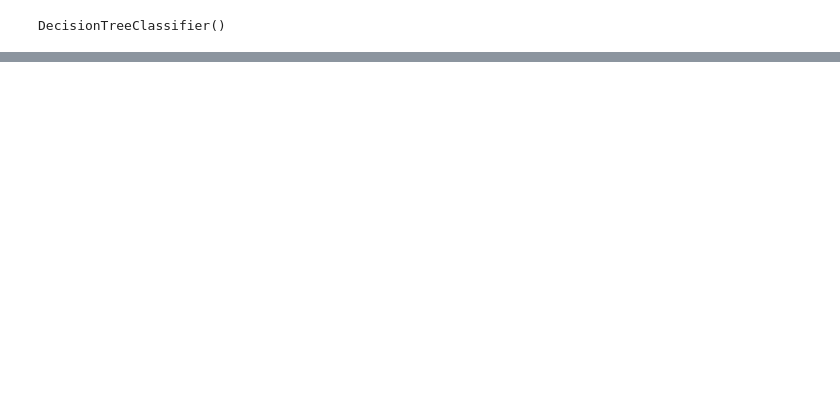
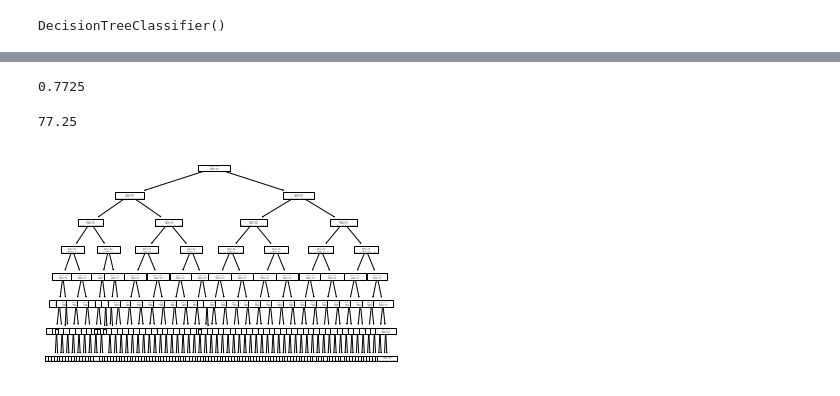
Before and after one commit to HaveFaith07/GISMAR-teaching, a Jupyter notebook: decision_trees.ipynb, the cells around one changed output, grey strips where cells are left out. Saved outputs shown, nothing was run; the diff lists cells and outputs as text; code cells hidden in the pictures; blank space fills up the shorter version.

```diff
--- a/decision_trees.ipynb
+++ b/decision_trees.ipynb
@@ -58,0 +72,15 @@ accuracy*100
+# %%
+model_2 = sklearn.tree.DecisionTreeClassifier( criterion='entropy',  max_depth=7, min_samples_split=2, min_samples_leaf=1)
+model_2.fit(x_train,y_train)
+y_predicted_2 = model_2.predict(x_test)
+accuracy = sklearn.metrics.accuracy_score(y_test,y_predicted_2)
+
+print(accuracy)
+accuracy*100
+# %% [output]
+0.7725
+77.25
+# %%
+tree = sklearn.tree.plot_tree(model_2)
+# %% [output]
+[figure, added]
```
Also changed, not shown: parts of 7 cells of this notebook.
